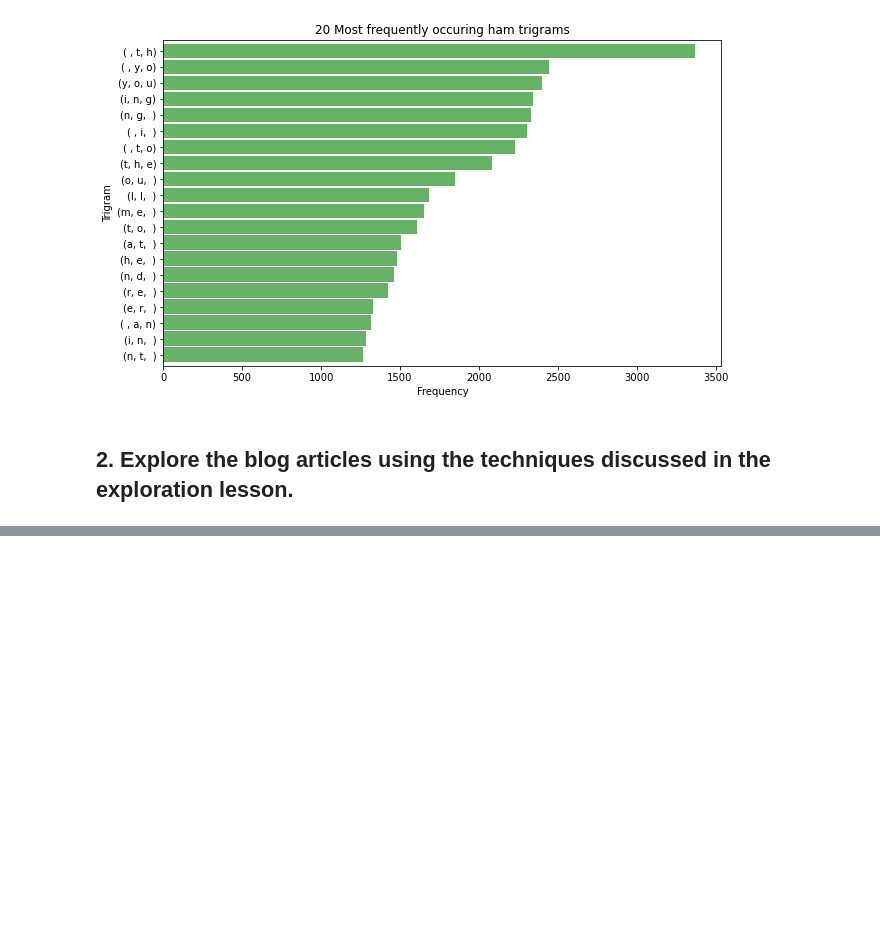
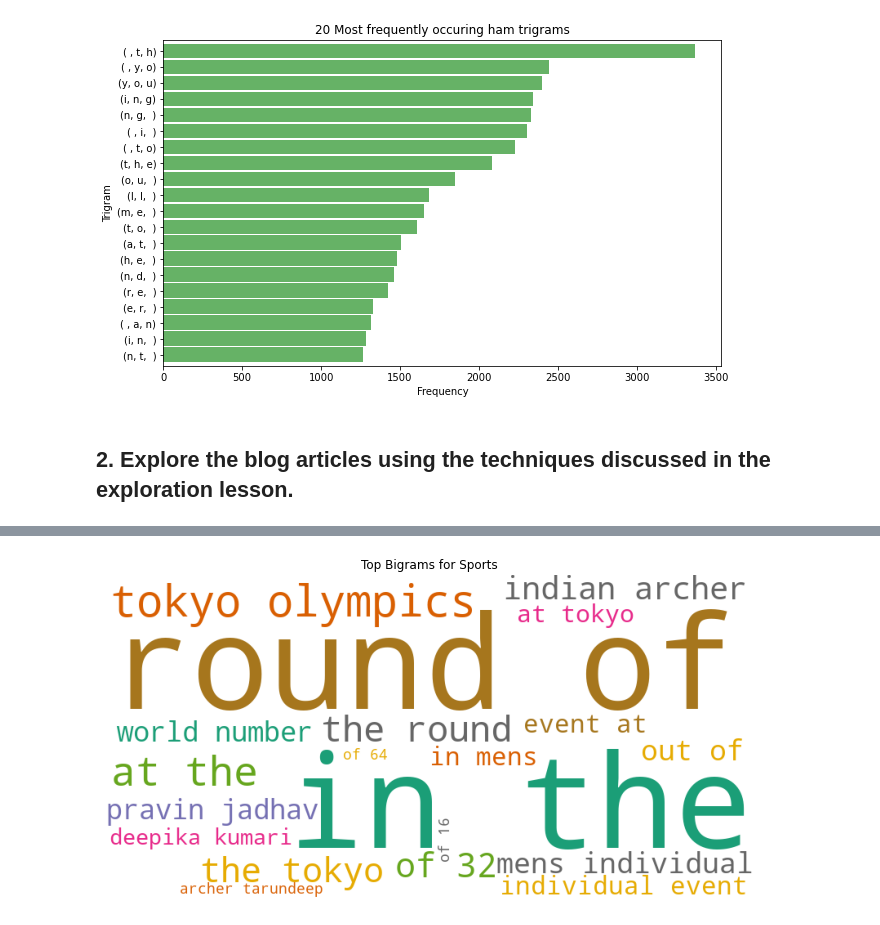
Before and after one commit to mariamnaqvi/natural-language-processing-exercises, a Jupyter notebook: explore.ipynb, the cells around one changed output, grey strips where cells are left out. Cells and saved outputs as stored; diff of their text form; code cells hidden in the pictures; blank space fills up the shorter version.

```diff
--- a/explore.ipynb
+++ b/explore.ipynb
@@ -183,0 +315,2 @@ Text(0.5, 0, 'Frequency')
+# %%
+sports_words = clean(' '.join(news_df[news_df.category=='Sports'].content))
@@ -183,0 +363,12 @@ Text(0.5, 0, 'Frequency')
+# %%
+# word cloud for sports bigrams
+
+data = {k[0] + ' ' + k[1]: v for k, v in sports_bigrams.to_dict().items()}
+img = WordCloud(background_color='white', colormap = 'Dark2_r',width=800, height=400).generate_from_frequencies(data)
+plt.figure(figsize=(12, 6))
+plt.imshow(img)
+plt.title('Top Bigrams for Sports')
+plt.axis('off')
+plt.show()
+# %% [output]
+[figure, added]
```
Also changed, not shown: parts of 25 cells of this notebook.
